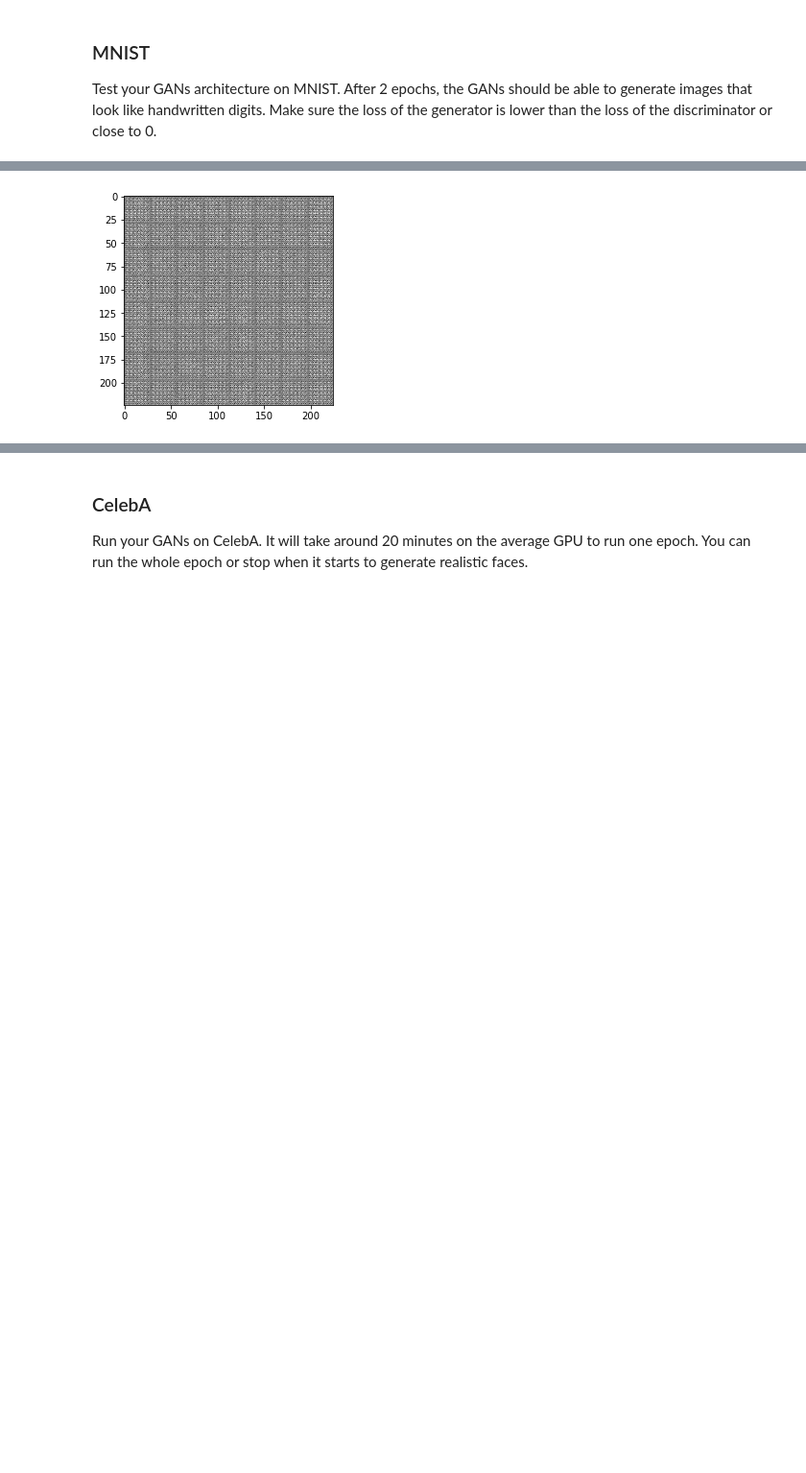
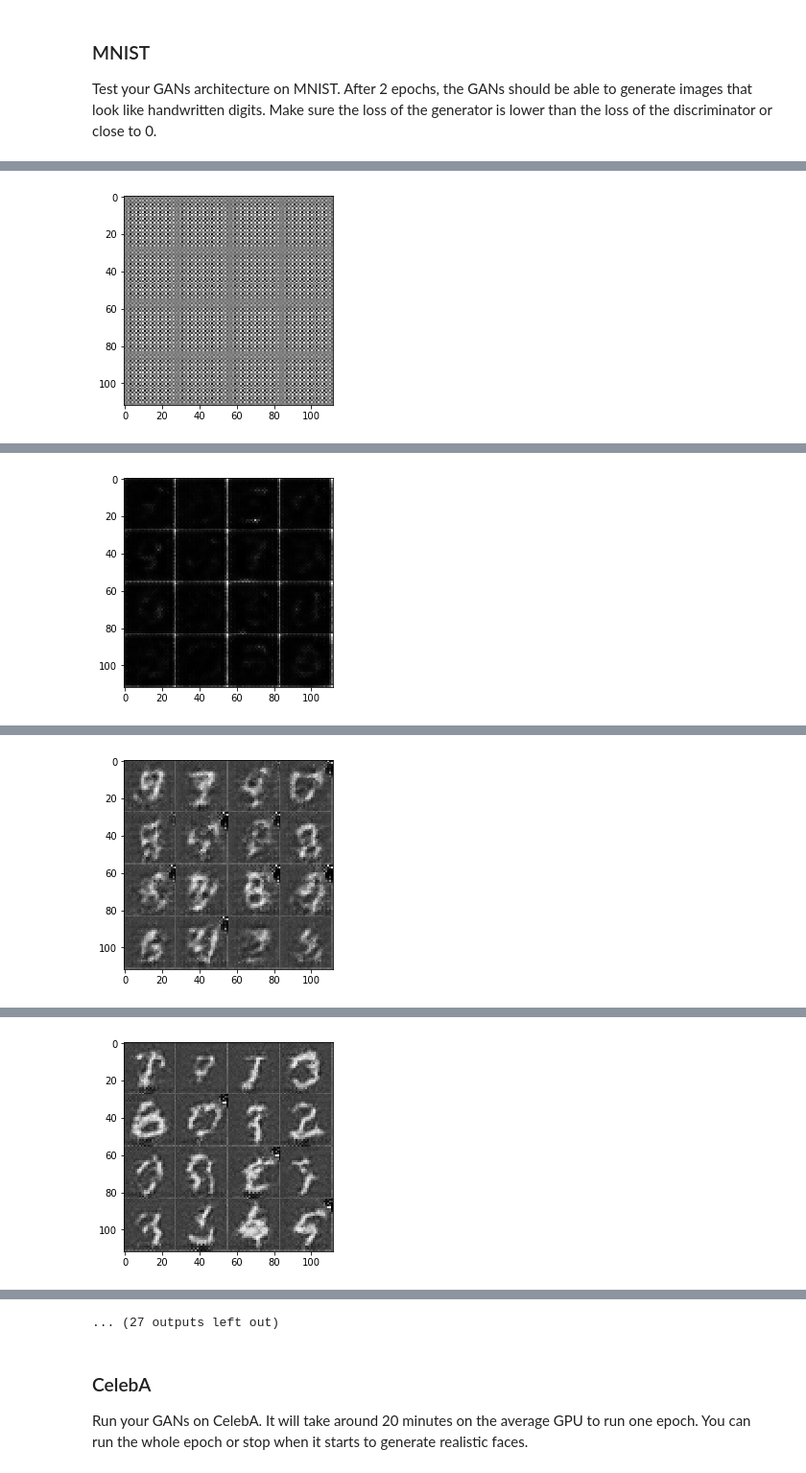
Before and after one commit to photon3710/deep-learning, a Jupyter notebook: face_generation/dlnd_face_generation.ipynb, the cells around one changed output, grey strips where cells are left out. Shown at 96% size. Drawn from its saved outputs; the diff is of its cells as text; code cells hidden in the pictures; blank space fills up the shorter version.

```diff
--- a/face_generation/dlnd_face_generation.ipynb
+++ b/face_generation/dlnd_face_generation.ipynb
@@ -184,32 +181,31 @@ def generator(z, out_channel_dim, is_train=True):
     :return: The tensor output of the generator
     """
     # TODO: Implement Function
-    alpha = 0.05
-    drop_out = 0.9
+    alpha = 0.2
+#     drop_out = 1
     with tf.variable_scope('generator', reuse=not is_train):
 
         dense1 = tf.reshape( tf.layers.dense(z, 28*28*64), (-1, 7, 7, 1024) )
         norm1 = tf.layers.batch_normalization(dense1, training=is_train)
         norm1 = tf.maximum(alpha * norm1, norm1)
 
-        conv2 = tf.layers.conv2d_transpose(norm1, 512, 3, strides=2, padding='same')
+        conv2 = tf.layers.conv2d_transpose(norm1, 512, 5, strides=2, padding='same')
         norm2 = tf.layers.batch_normalization(conv2, training=is_train)
         norm2 = tf.maximum(alpha * norm2, norm2)
-        dropout2 = tf.nn.dropout(norm2, keep_prob = drop_out)
+#         dropout2 = tf.nn.dropout(norm2, keep_prob = drop_out)
 
-        conv3 = tf.layers.conv2d_transpose(dropout2, 256, 3, strides=2, padding='same')
+        conv3 = tf.layers.conv2d_transpose(norm2, 256, 5, strides=2, padding='same')
         norm3 = tf.layers.batch_normalization(conv3, training=is_train)
         norm3 = tf.maximum(alpha * norm3, norm3)
-        dropout3 = tf.nn.dropout(norm3, keep_prob = drop_out)
+#         dropout3 = tf.nn.dropout(norm3, keep_prob = drop_out)
 
-        conv4 = tf.layers.conv2d(dropout3, 128, 3, strides=1, padding='same')
-        norm4 = tf.layers.batch_normalization(conv3, training=is_train)
+        conv4 = tf.layers.conv2d(norm3, 128, 3, strides=1, padding='same')
+        norm4 = tf.layers.batch_normalization(conv4, training=is_train)
         norm4 = tf.maximum(alpha * norm4, norm4)
-        dropout4 = tf.nn.dropout(norm4, keep_prob = drop_out)
+#         dropout4 = tf.nn.dropout(norm4, keep_prob = drop_out)
 
         # Output layer
-#         logits = tf.reshape( tf.layers.dense(dropout4, 28*28*out_channel_dim), (-1, 28, 28, out_channel_dim) )
-        logits = tf.layers.conv2d(dropout4, out_channel_dim, 3, strides=1, padding='same')
+        logits = tf.layers.conv2d(norm4, out_channel_dim, 5, strides=1, padding='same')
         output = tf.tanh(logits)
 
     return output
@@ -363,28 +359,27 @@ def train(epoch_count, batch_size, z_dim, learning_rate, beta1, get_batches, dat
 
                 feed_dict={input_images: batch_images, input_z: batch_z, lr: learning_rate}
 
-                sess.run(dis_opt, feed_dict=feed_dict)
-                sess.run(gen_opt, feed_dict=feed_dict)
+                sess.run([gen_loss, gen_opt], feed_dict=feed_dict)
+
+                gen_train_loss, _ = sess.run([gen_loss, gen_opt], feed_dict=feed_dict)
+                dis_train_loss, _ = sess.run([dis_loss, dis_opt], feed_dict=feed_dict)
 
                 if steps % 20 == 0:
-                    dis_train_loss = dis_loss.eval(feed_dict)
-                    gen_train_loss = gen_loss.eval(feed_dict)
-
-                    print("Epoch {}/{}...".format((epoch_i+1), epoch_count),
+                    print("Step: {}, Epoch: {}/{}...".format(step, (epoch_i+1), epoch_count),
                           "Discriminator Loss: {:.4f}".format(dis_train_loss),
                           "Generator Loss: {:.4f}".format(gen_train_loss))
 
                 if steps % 100 == 0:
-                    show_generator_output(sess, 64, input_z, data_shape[3], data_image_mode)
+                    show_generator_output(sess, 16, input_z, data_shape[3], data_image_mode)
 
                 steps += 1
 # %% [markdown]
 ### MNIST
 Test your GANs architecture on MNIST.  After 2 epochs, the GANs should be able to generate images that look like handwritten digits.  Make sure the loss of the generator is lower than the loss of the discriminator or close to 0.
 # %%
-batch_size = 16
+batch_size = 64
 z_dim = 100
-learning_rate = 0.001
+learning_rate = 0.0005
 beta1 = 0.5
 
 
@@ -402 +397 @@ Epoch 1/2... Discriminator Loss: 8.2495 Generator Loss: 0.0060
-[figure, old version]
+[figure, new version]
@@ -403,0 +403 @@ Epoch 1/2... Discriminator Loss: 0.6052 Generator Loss: 4.8559
+[figure, added]
@@ -404,0 +409 @@ KeyboardInterrupt:
+[figure, added]
@@ -404,0 +415 @@ KeyboardInterrupt:
+[figure, added]
@@ -405,3 +428,4 @@ KeyboardInterrupt:
+... (27 outputs left out)
 # %% [markdown]
 ### CelebA
 Run your GANs on CelebA.  It will take around 20 minutes on the average GPU to run one epoch.  You can run the whole epoch or stop when it starts to generate realistic faces.
```
Also changed, not shown: parts of 7 cells of this notebook, 1 other file.
